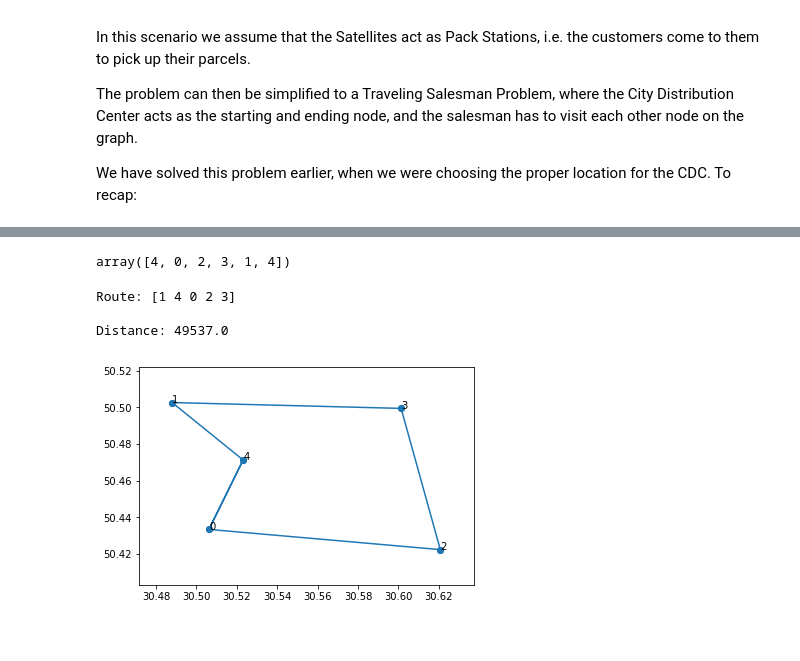
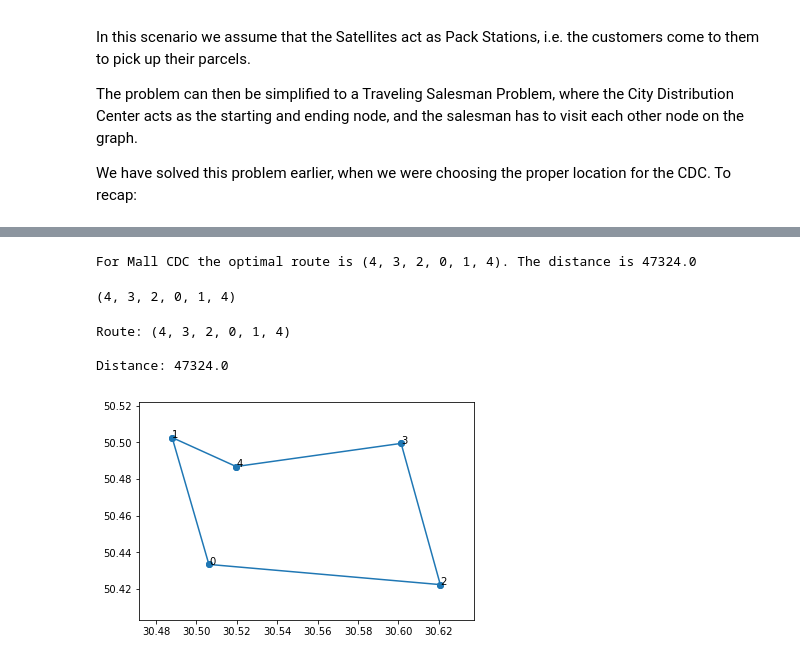
Before and after one commit to okhrimchuk/research, a Jupyter notebook: 2EVRP.ipynb, the cells around one changed output, grey strips where cells are left out. Cells and saved outputs as stored; diff of their text form; code cells hidden in the pictures.

```diff
--- a/2EVRP.ipynb
+++ b/2EVRP.ipynb
@@ -1238,0 +1136,18 @@ start_node = 4
+# %%
+# Initializing total distances to arbitrarily large numbers to find min via comparison
+podil_total_dist = 1e9
+mall_total_dist = 1e9
+podil_route = ""
+mall_route = ""
+for route in routes:
+    podil_dist = 0
+    mall_dist = 0
+    for i in range(len(route) - 1):
+        podil_dist += podil_driving[route[i], route[i + 1]]
+        mall_dist += mall_driving[route[i], route[i + 1]]
+    if podil_dist < podil_total_dist:
+        podil_total_dist = podil_dist
+        podil_route = route
+    if mall_dist < mall_total_dist:
+        mall_total_dist = mall_dist
+        mall_route = route
@@ -1332,26 +1208,41 @@ start_node = 4
+# %%
+# Initializing total distance to arbitrarily large numbers to find min via comparison
+mall_total_dist = 1e9
+mall_route = ""
+for route in routes:
+    mall_dist = 0
+    for i in range(len(route) - 1):
+        mall_dist += mall_driving[route[i], route[i + 1]]
+    if mall_dist < mall_total_dist:
+        mall_total_dist = mall_dist
+        mall_route = route
+# %%
+print(f"For Mall CDC the optimal route is {mall_route}. The distance is {mall_total_dist}")
+# %% [output]
+For Mall CDC the optimal route is (4, 3, 2, 0, 1, 4). The distance is 47324.0
 # %%
-positions = np.concatenate((np.array(podil_sat_coords), np.array(podil_sat_coords)))
-distances = np.concatenate((np.array(podil_driving), np.array(podil_driving)))
+positions = np.concatenate((np.array(mall_sat_coords), np.array(mall_sat_coords)))
+distances = np.concatenate((np.array(mall_driving), np.array(mall_driving)))
 N = 5
-# %%
-full_route = np.append(np.append(best_state[np.where(best_state == starting_node)[0][0]:], best_state[:np.where(best_state == starting_node)[0][0]]), start_node)
-full_route
-# %% [output]
-array([4, 0, 2, 3, 1, 4])
+# %%
+full_route = mall_route
+full_route
+# %% [output]
+(4, 3, 2, 0, 1, 4)
 # %%
-new_cities_order = np.concatenate((np.array([podil_sat_coords[full_route[i]] for i in range(len(full_route))]),np.array([podil_sat_coords[0]])))
+new_cities_order = (np.array([mall_sat_coords[full_route[i]] for i in range(len(full_route))]))
 # Plot the cities.
 fig, ax = plt.subplots()
 ax.scatter(positions[:,1],positions[:,0])
-for i in range(len((podil_sat_coords))):
+for i in range(len((mall_sat_coords))):
     ax.annotate(i, (positions[i][1], positions[i][0]))
 # Plot the path.
 ax.plot(new_cities_order[:,1], new_cities_order[:,0])
 # plt.show()
 # Print the route as row numbers and the total distance travelled by the path.
-print("Route: " + str(best_state) + "\n\nDistance: " + str(best_fitness))
+print("Route: " + str(full_route) + "\n\nDistance: " + str(mall_total_dist))
 # %% [output]
-Route: [1 4 0 2 3]
+Route: (4, 3, 2, 0, 1, 4)
 
-Distance: 49537.0
+Distance: 47324.0
-[figure, old version]
+[figure, new version]
```
Also changed, not shown: parts of 32 cells of this notebook.
